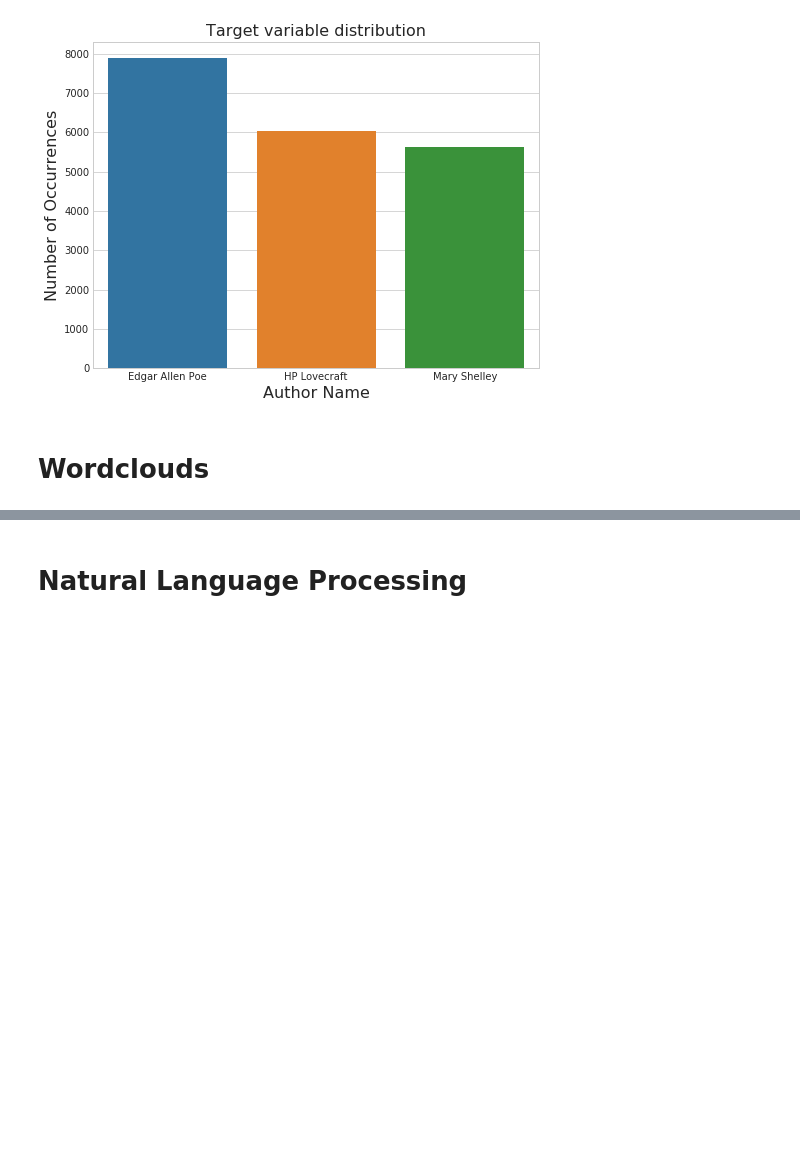
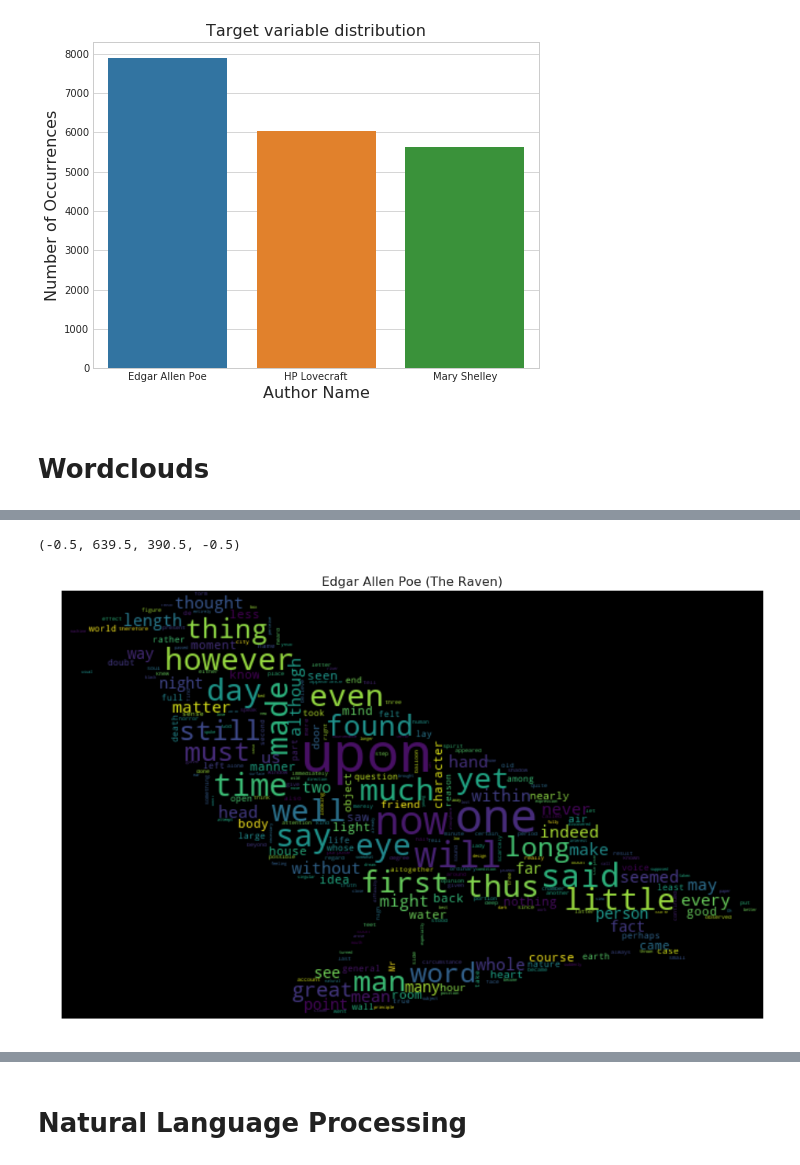
Before and after one commit to GuidoPaul/KaggleCompetitions, a Jupyter notebook: Spooky_Author_Identification/src/main.ipynb, the cells around one changed output, grey strips where cells are left out. Saved outputs shown, nothing was run; the diff lists cells and outputs as text; code cells hidden in the pictures; blank space fills up the shorter version.

```diff
--- a/Spooky_Author_Identification/src/main.ipynb
+++ b/Spooky_Author_Identification/src/main.ipynb
@@ -63,0 +95,16 @@ sns.barplot(x=train.author.map(z).unique(), y=train.author.value_counts().values
+# %%
+wc = WordCloud(
+    background_color="black",
+    max_words=10000,
+    mask=img1,
+    stopwords=STOPWORDS,
+    max_font_size=50)
+wc.generate(" ".join(eap))
+
+plt.figure(figsize=(16, 13))
+plt.imshow(wc, interpolation='bilinear')
+plt.title("Edgar Allen Poe (The Raven)", fontsize=16)
+plt.axis("off")
+# %% [output]
+(-0.5, 639.5, 390.5, -0.5)
+[figure, added]
```
Also changed, not shown: parts of 32 cells of this notebook, 3 other files.
